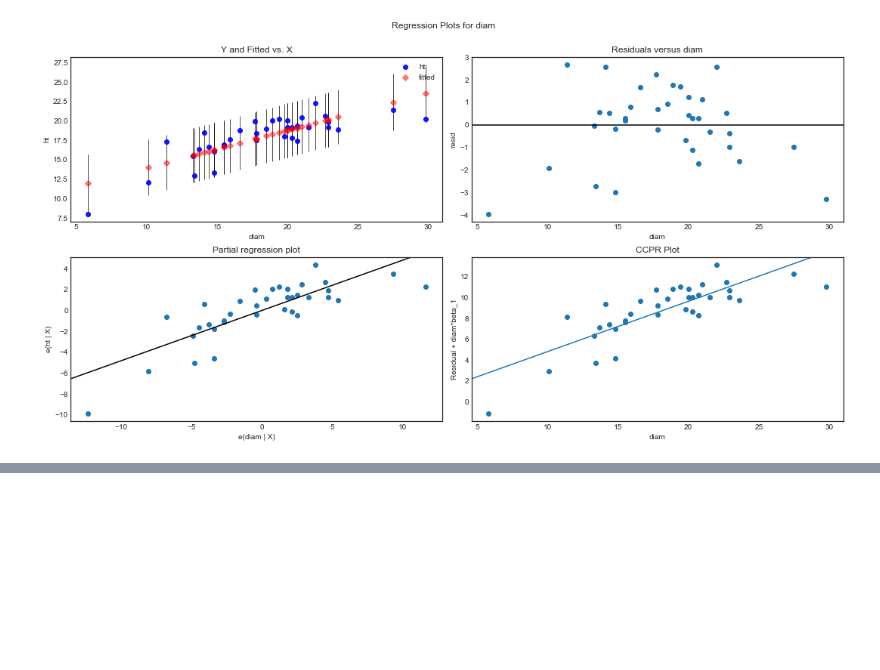
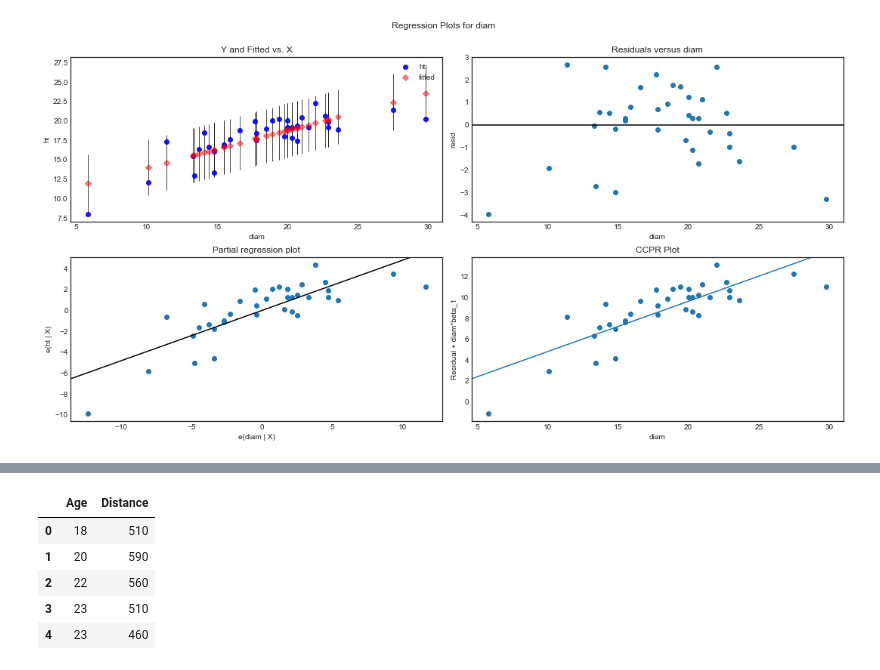
Before and after one commit to naivelogic/Machine_Learning_Notebooks, a Jupyter notebook: Data_Science/Stats Foundation/Regression Methods/[lab] PennState Regression.ipynb, the cells around one changed output, grey strips where cells are left out. Drawn from its saved outputs; the diff is of its cells as text; code cells hidden in the pictures; blank space fills up the shorter version.

```diff
--- a/Data_Science/Stats Foundation/Regression Methods/[lab] PennState Regression.ipynb
+++ b/Data_Science/Stats Foundation/Regression Methods/[lab] PennState Regression.ipynb
@@ -545,0 +611,10 @@ fig = sm.graphics.plot_regress_exog(tree_model, "diam", fig=fig)
+# %%
+drive = pd.read_table("./data/driver_age_sign.txt")
+drive.head()
+# %% [output]
+|  | Age | Distance |
+| 0 | 18 | 510 |
+| 1 | 20 | 590 |
+| 2 | 22 | 560 |
+| 3 | 23 | 510 |
+| 4 | 23 | 460 |
```
Also changed, not shown: parts of 17 cells of this notebook.
